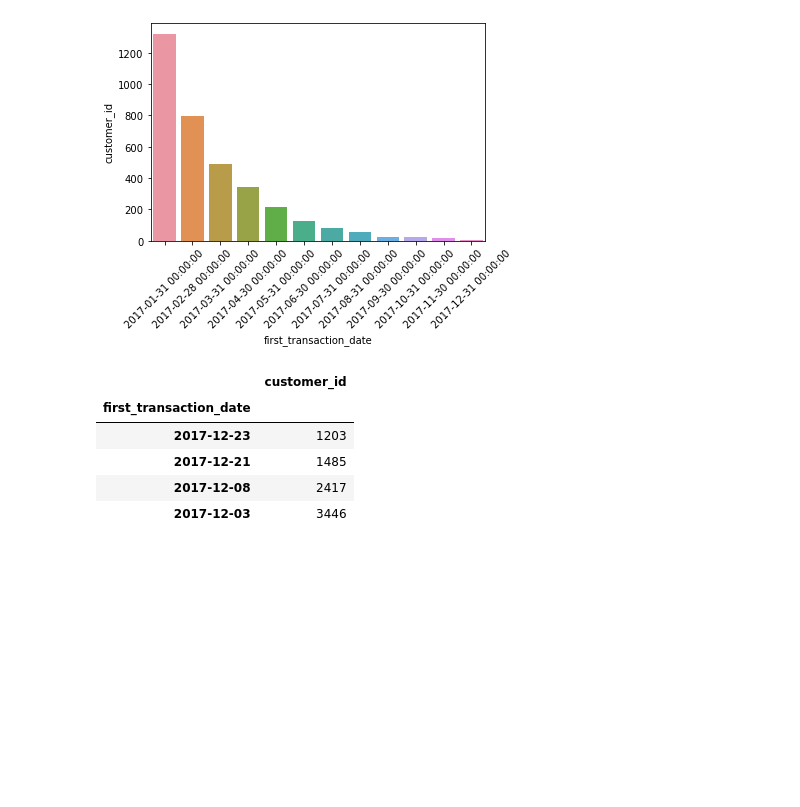
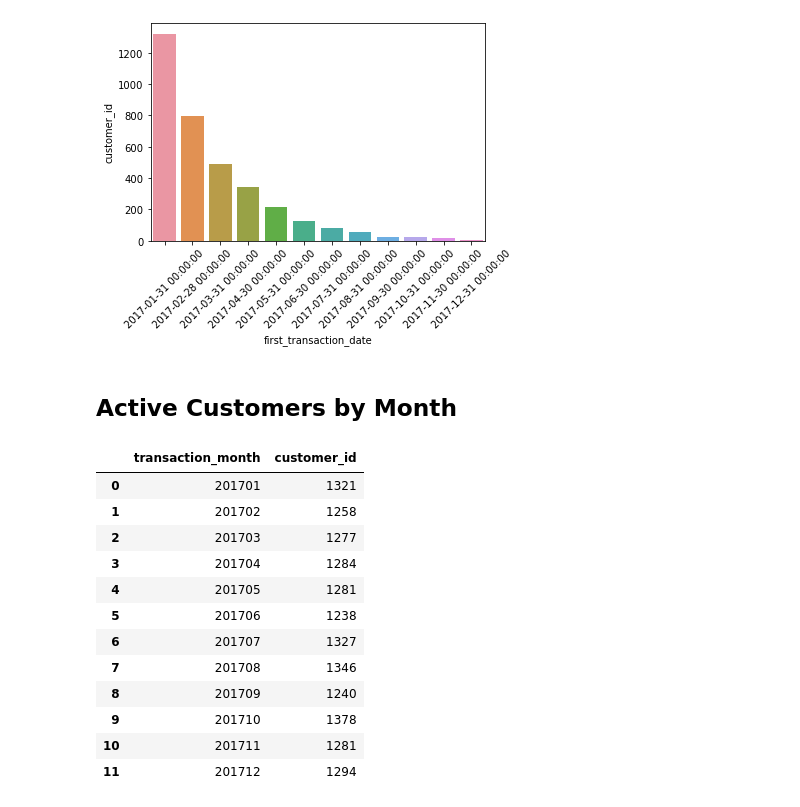
Before and after one commit to Navyhoang/KPMG_Virtual_Internship_Challenge, a Jupyter notebook: Results/KPMG_module_1_transaction.ipynb, the cells around one changed output. Drawn from its saved outputs; the diff is of its cells as text; code cells hidden in the pictures; blank space fills up the shorter version.

Commit message:
Updated monthly new/existing customers

```diff
--- a/Results/KPMG_module_1_transaction.ipynb
+++ b/Results/KPMG_module_1_transaction.ipynb
@@ -826,13 +826,23 @@ ax.set_xticklabels(ax.get_xticklabels(), rotation=45)
  Text(10, 0, '2017-11-30 00:00:00'),
  Text(11, 0, '2017-12-31 00:00:00')]
 [figure]
-# %%
-# date_before = datetime.date(2016, 1, 19)
-first_date_purchase.loc[first_date_purchase.index > "2017-11-30"]
-# %% [output]
-|  | customer_id |
-| first_transaction_date |  |
-| 2017-12-23 | 1203 |
-| 2017-12-21 | 1485 |
-| 2017-12-08 | 2417 |
-| 2017-12-03 | 3446 |
+# %% [markdown]
+## Active Customers by Month
+# %%
+# Create a df containing active customer every month
+active_customers = Transactions.groupby(["transaction_month"])["customer_id"].nunique().reset_index()
+active_customers
+# %% [output]
+|  | transaction_month | customer_id |
+| 0 | 201701 | 1321 |
+| 1 | 201702 | 1258 |
+| 2 | 201703 | 1277 |
+| 3 | 201704 | 1284 |
+| 4 | 201705 | 1281 |
+| 5 | 201706 | 1238 |
+| 6 | 201707 | 1327 |
+| 7 | 201708 | 1346 |
+| 8 | 201709 | 1240 |
+| 9 | 201710 | 1378 |
+| 10 | 201711 | 1281 |
+| 11 | 201712 | 1294 |
```
Also changed, not shown: parts of 2 cells of this notebook.
